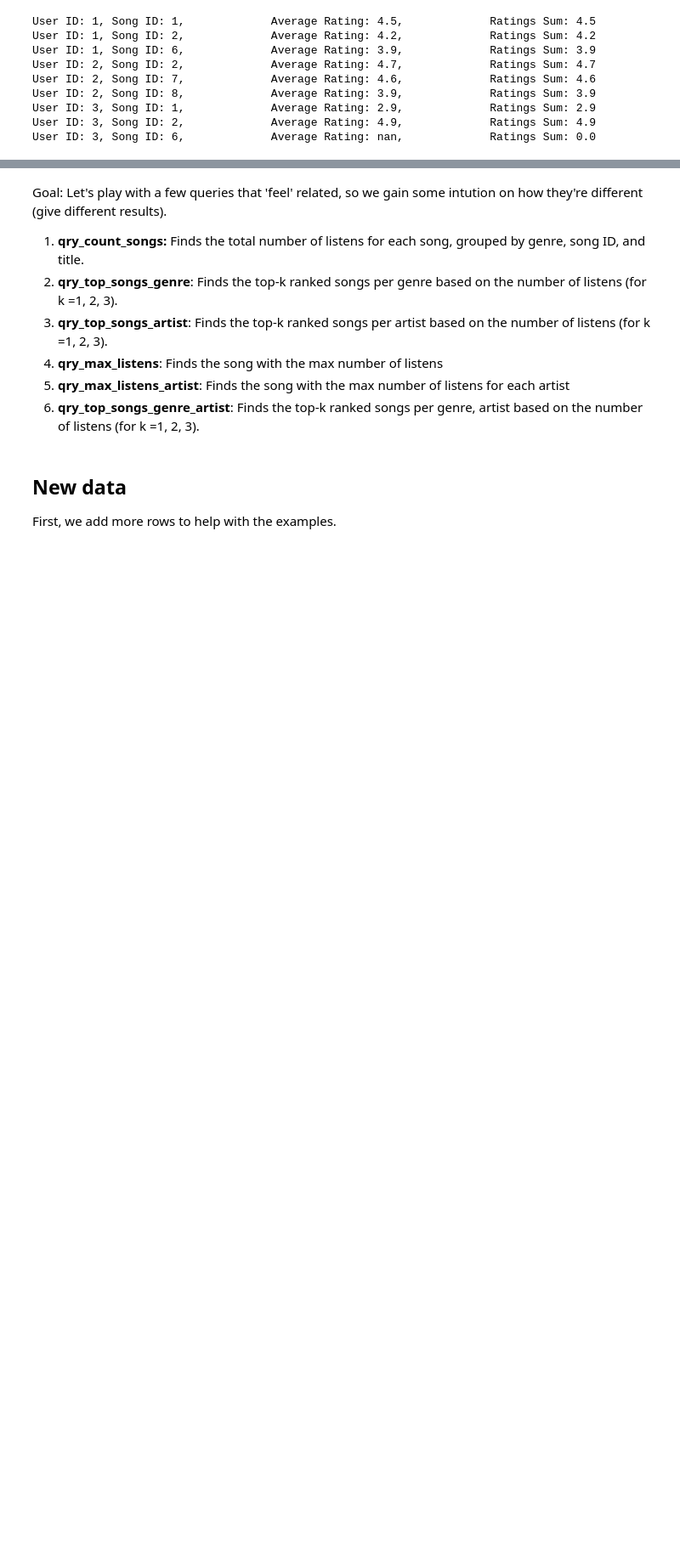
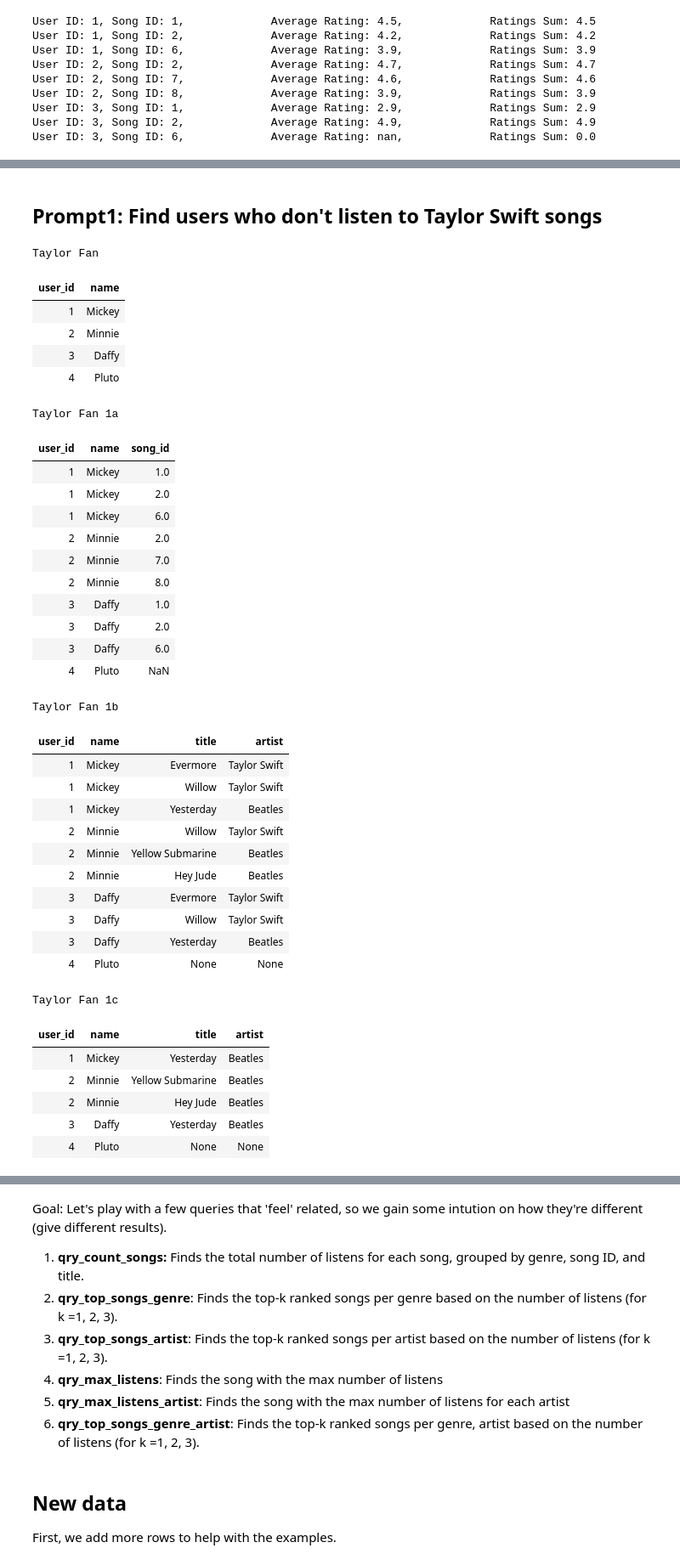
Before and after one commit to shivag/cs145, a Jupyter notebook: Spotify's_SQL_example_CS145.ipynb, the cells around one changed output, grey strips where cells are left out. Shown at 85% size. Drawn from its saved outputs; the diff is of its cells as text; code cells hidden in the pictures; blank space fills up the shorter version.

```diff
--- a/Spotify's_SQL_example_CS145.ipynb
+++ b/Spotify's_SQL_example_CS145.ipynb
@@ -1173,0 +1442,78 @@ User ID: 3, Song ID: 6,             Average Rating: nan,             Ratings Sum
+# %% [markdown]
+## Prompt1: Find users who don't listen to Taylor Swift songs
+# %%
+qryTaylorNoFan = """
+SELECT u.user_id, u.name
+FROM Users u
+LEFT JOIN Listens l ON u.user_id = l.user_id
+LEFT JOIN Songs s ON l.song_id = s.song_id
+WHERE s.artist != 'Taylor Swift' OR s.artist IS NULL
+GROUP BY u.user_id, u.name
+"""
+runSql('Taylor No Fan', qryTaylorNoFan)
+
+##################
+### Below are the component parts and debug tables for the above query.
+qryTaylorNoFan1a = """
+SELECT u.user_id, u.name, l.song_id
+FROM Users u
+LEFT JOIN Listens l ON u.user_id = l.user_id
+"""
+runSql('Taylor No Fan 1a', qryTaylorNoFan1a)
+
+### uncomment if you want to see debug tracing
+qryTaylorNoFan1b = """
+SELECT u.user_id, u.name, s.title, s.artist
+FROM Users u
+LEFT JOIN Listens l ON u.user_id = l.user_id
+LEFT JOIN Songs s ON l.song_id = s.song_id
+"""
+runSql('Taylor No Fan 1b', qryTaylorNoFan1b)
+
+### uncomment if you want to see debug tracing
+qryTaylorNoFan1c = """
+SELECT u.user_id, u.name, s.title, s.artist
+FROM Users u
+LEFT JOIN Listens l ON u.user_id = l.user_id
+LEFT JOIN Songs s ON l.song_id = s.song_id
+WHERE s.artist != 'Taylor Swift' OR s.artist IS NULL
+"""
+runSql('Taylor NoFan 1c', qryTaylorNoFan1c)
+# %% [output]
+Taylor Fan
+| user_id | name |
+| 1 | Mickey |
+| 2 | Minnie |
+| 3 | Daffy |
+| 4 | Pluto |
+Taylor Fan 1a
+| user_id | name | song_id |
+| 1 | Mickey | 1.0 |
+| 1 | Mickey | 2.0 |
+| 1 | Mickey | 6.0 |
+| 2 | Minnie | 2.0 |
+| 2 | Minnie | 7.0 |
+| 2 | Minnie | 8.0 |
+| 3 | Daffy | 1.0 |
+| 3 | Daffy | 2.0 |
+| 3 | Daffy | 6.0 |
+| 4 | Pluto | NaN |
+Taylor Fan 1b
+| user_id | name | title | artist |
+| 1 | Mickey | Evermore | Taylor Swift |
+| 1 | Mickey | Willow | Taylor Swift |
+| 1 | Mickey | Yesterday | Beatles |
+| 2 | Minnie | Willow | Taylor Swift |
+| 2 | Minnie | Yellow Submarine | Beatles |
+| 2 | Minnie | Hey Jude | Beatles |
+| 3 | Daffy | Evermore | Taylor Swift |
+| 3 | Daffy | Willow | Taylor Swift |
+| 3 | Daffy | Yesterday | Beatles |
+| 4 | Pluto | None | None |
+Taylor Fan 1c
+| user_id | name | title | artist |
+| 1 | Mickey | Yesterday | Beatles |
+| 2 | Minnie | Yellow Submarine | Beatles |
+| 2 | Minnie | Hey Jude | Beatles |
+| 3 | Daffy | Yesterday | Beatles |
+| 4 | Pluto | None | None |
```
Also changed, not shown: parts of 43 cells of this notebook.
